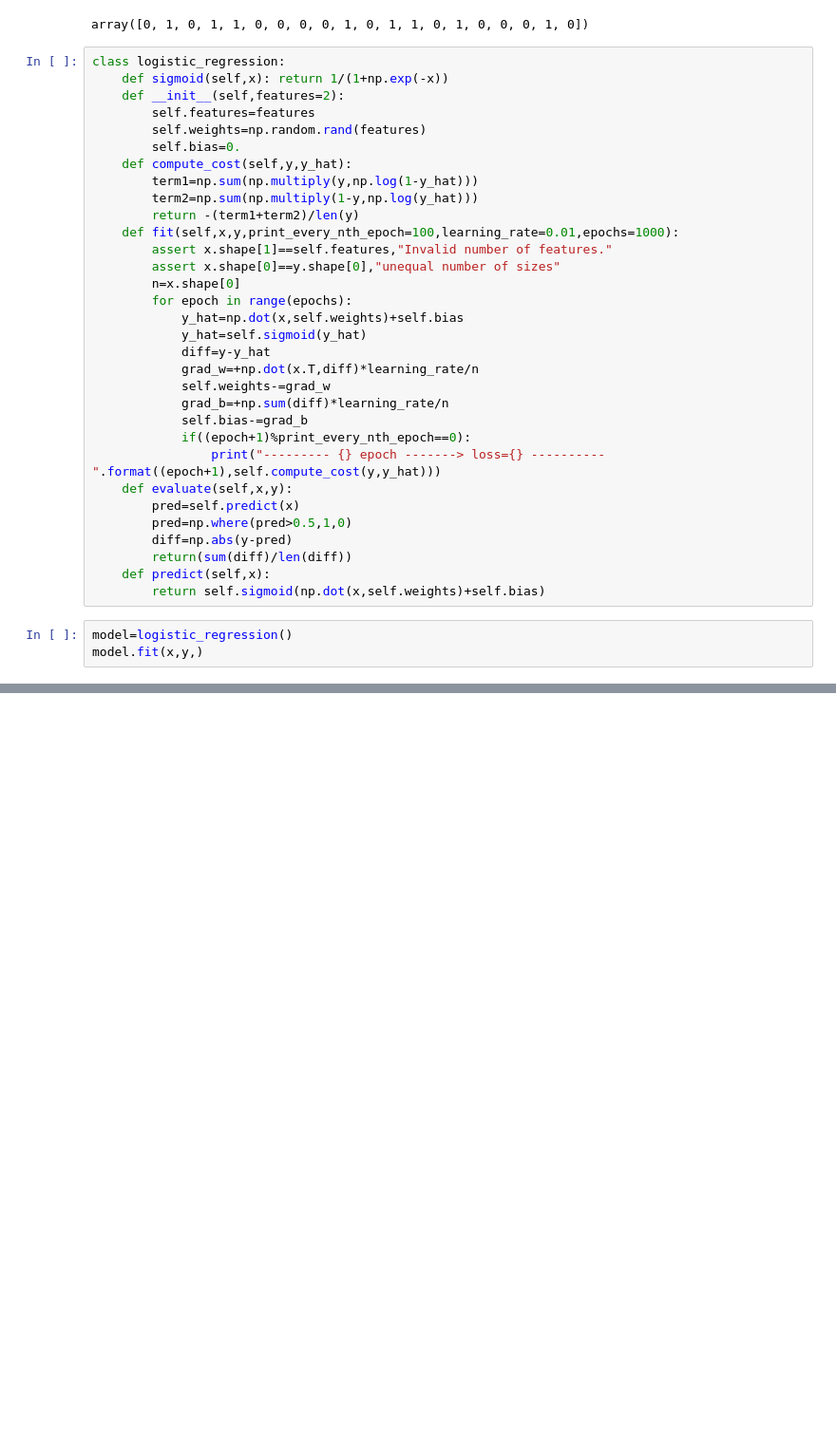
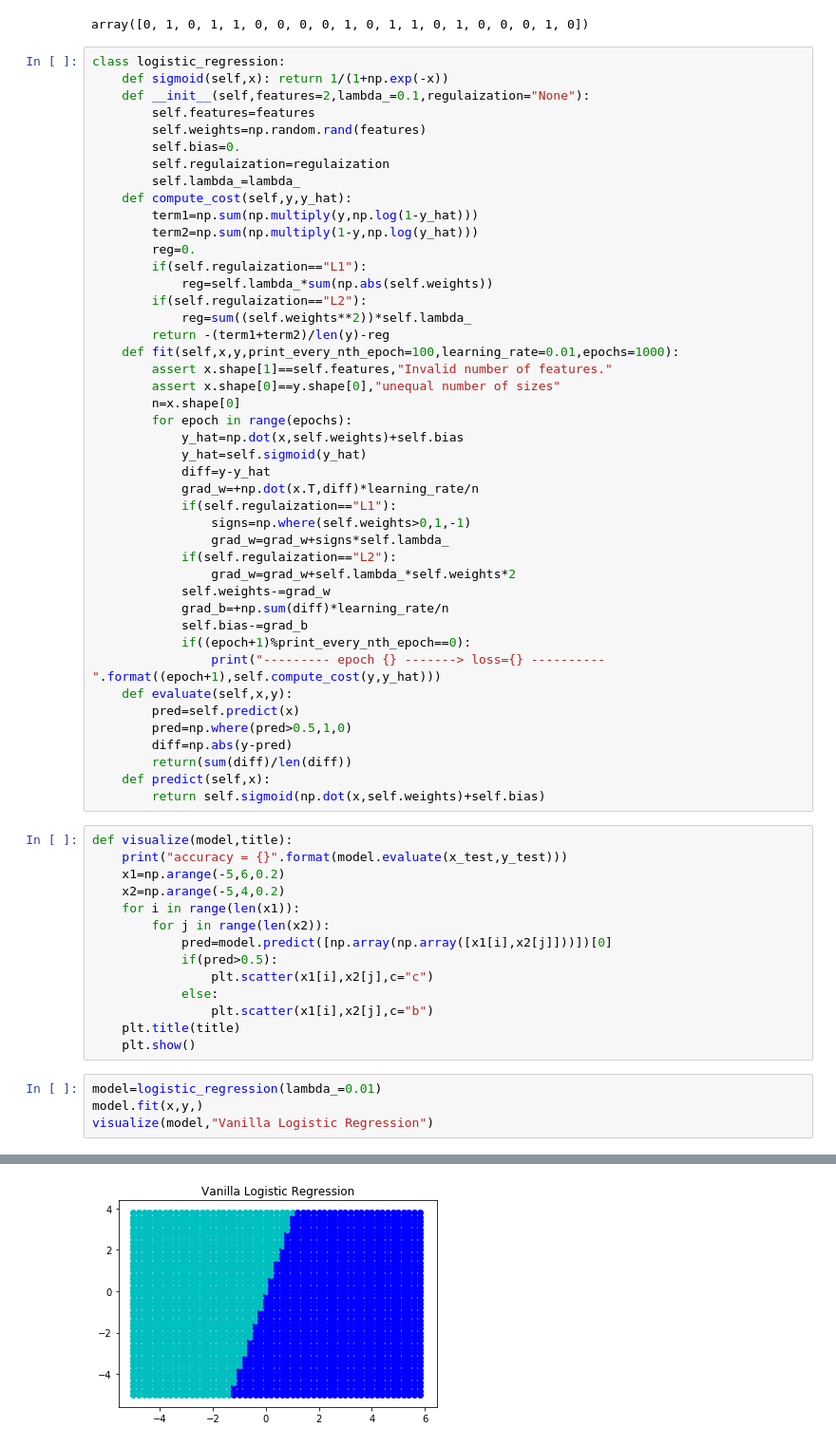
Before and after one commit to prathameshbhalekar/Machine-Learning-From-Scratch, a Jupyter notebook: Logistic Regression using Gradient Descent.ipynb, the cells around one changed output, grey strips where cells are left out. Shown at 95% size. Cells and saved outputs as stored; diff of their text form; blank space fills up the shorter version.

Commit message:
added regularization to logistic regression

```diff
--- a/Logistic Regression using Gradient Descent.ipynb
+++ b/Logistic Regression using Gradient Descent.ipynb
@@ -47,14 +53,21 @@ array([0, 1, 0, 1, 1, 0, 0, 0, 0, 1, 0, 1, 1, 0, 1, 0, 0, 0, 1, 0])
 # %%
 class logistic_regression:
     def sigmoid(self,x): return 1/(1+np.exp(-x))
-    def __init__(self,features=2):
+    def __init__(self,features=2,lambda_=0.1,regulaization="None"):
         self.features=features
         self.weights=np.random.rand(features)
         self.bias=0.
+        self.regulaization=regulaization
+        self.lambda_=lambda_
     def compute_cost(self,y,y_hat):
         term1=np.sum(np.multiply(y,np.log(1-y_hat)))
         term2=np.sum(np.multiply(1-y,np.log(y_hat)))
-        return -(term1+term2)/len(y)
+        reg=0.
+        if(self.regulaization=="L1"):
+            reg=self.lambda_*sum(np.abs(self.weights))
+        if(self.regulaization=="L2"):
+            reg=sum((self.weights**2))*self.lambda_
+        return -(term1+term2)/len(y)-reg
     def fit(self,x,y,print_every_nth_epoch=100,learning_rate=0.01,epochs=1000):
         assert x.shape[1]==self.features,"Invalid number of features."
         assert x.shape[0]==y.shape[0],"unequal number of sizes"
@@ -64,11 +77,16 @@ class logistic_regression:
             y_hat=self.sigmoid(y_hat)
             diff=y-y_hat
             grad_w=+np.dot(x.T,diff)*learning_rate/n
+            if(self.regulaization=="L1"):
+                signs=np.where(self.weights>0,1,-1)
+                grad_w=grad_w+signs*self.lambda_
+            if(self.regulaization=="L2"):
+                grad_w=grad_w+self.lambda_*self.weights*2
             self.weights-=grad_w
             grad_b=+np.sum(diff)*learning_rate/n
             self.bias-=grad_b
             if((epoch+1)%print_every_nth_epoch==0):
-                print("--------- {} epoch -------> loss={} ----------".format((epoch+1),self.compute_cost(y,y_hat)))
+                print("--------- epoch {} -------> loss={} ----------".format((epoch+1),self.compute_cost(y,y_hat)))
     def evaluate(self,x,y):
         pred=self.predict(x)
         pred=np.where(pred>0.5,1,0)
@@ -76,7 +94,22 @@ class logistic_regression:
         return(sum(diff)/len(diff))
     def predict(self,x):
         return self.sigmoid(np.dot(x,self.weights)+self.bias)
+# %%
+def visualize(model,title):
+    print("accuracy = {}".format(model.evaluate(x_test,y_test)))
+    x1=np.arange(-5,6,0.2)
+    x2=np.arange(-5,4,0.2)
+    for i in range(len(x1)):
+        for j in range(len(x2)):
+            pred=model.predict([np.array(np.array([x1[i],x2[j]]))])[0]
+            if(pred>0.5):
+                plt.scatter(x1[i],x2[j],c="c")
+            else:
+                plt.scatter(x1[i],x2[j],c="b")
+    plt.title(title)
+    plt.show()
 # %%
-model=logistic_regression()
+model=logistic_regression(lambda_=0.01)
 model.fit(x,y,)
+visualize(model,"Vanilla Logistic Regression")
 # %% [output]
@@ -92,0 +127 @@ model.fit(x,y,)
+[figure, added]
```
Also changed, not shown: parts of 11 cells of this notebook.
